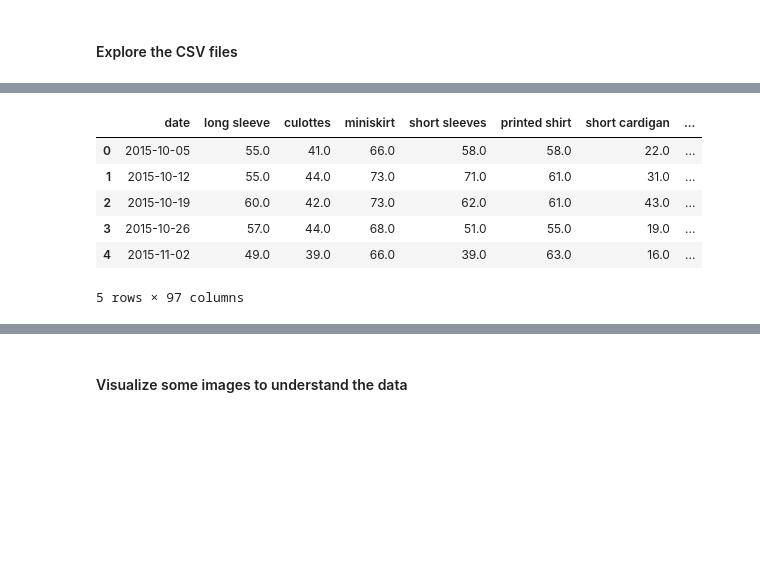
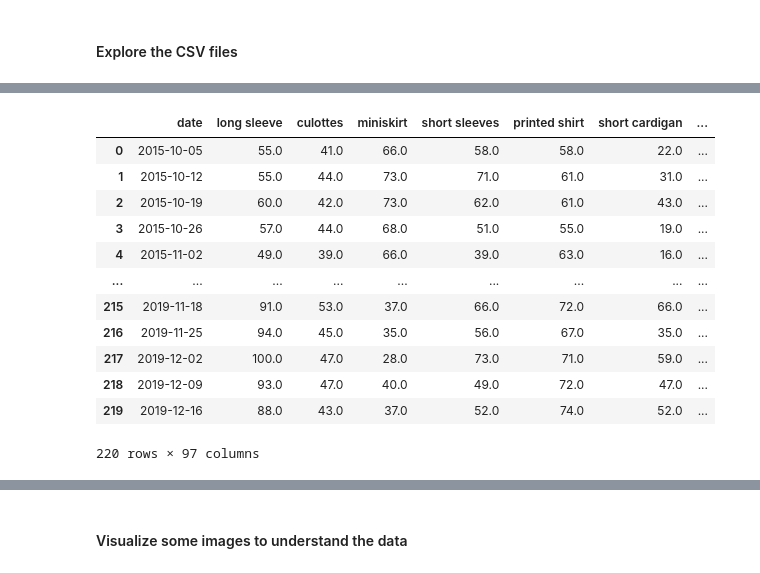
Before and after one commit to LucaReggiani-AI-Projects/Multimodal-Anomaly-Detection-for-Marketing, a Jupyter notebook: dataExploration.ipynb, the cells around one changed output, grey strips where cells are left out. Saved outputs shown, nothing was run; the diff lists cells and outputs as text; code cells hidden in the pictures; blank space fills up the shorter version.

```diff
--- a/dataExploration.ipynb
+++ b/dataExploration.ipynb
@@ -129,13 +177,19 @@ sales_data.head()
 # %%
 
 # Load the vis2_gtrends_data.csv file (Google Trends data)
 gtrends_data = pd.read_csv(os.path.join(dataset_path, 'vis2_gtrends_data.csv'))
-gtrends_data.head()
+gtrends_data
 # %% [output]
 |  | date | long sleeve | culottes | miniskirt | short sleeves | printed shirt | short cardigan | ... |
 | 0 | 2015-10-05 | 55.0 | 41.0 | 66.0 | 58.0 | 58.0 | 22.0 | ... |
 | 1 | 2015-10-12 | 55.0 | 44.0 | 73.0 | 71.0 | 61.0 | 31.0 | ... |
 | 2 | 2015-10-19 | 60.0 | 42.0 | 73.0 | 62.0 | 61.0 | 43.0 | ... |
 | 3 | 2015-10-26 | 57.0 | 44.0 | 68.0 | 51.0 | 55.0 | 19.0 | ... |
 | 4 | 2015-11-02 | 49.0 | 39.0 | 66.0 | 39.0 | 63.0 | 16.0 | ... |
+| ... | ... | ... | ... | ... | ... | ... | ... | ... |
+| 215 | 2019-11-18 | 91.0 | 53.0 | 37.0 | 66.0 | 72.0 | 66.0 | ... |
+| 216 | 2019-11-25 | 94.0 | 45.0 | 35.0 | 56.0 | 67.0 | 35.0 | ... |
+| 217 | 2019-12-02 | 100.0 | 47.0 | 28.0 | 73.0 | 71.0 | 59.0 | ... |
+| 218 | 2019-12-09 | 93.0 | 47.0 | 40.0 | 49.0 | 72.0 | 47.0 | ... |
+| 219 | 2019-12-16 | 88.0 | 43.0 | 37.0 | 52.0 | 74.0 | 52.0 | ... |
-5 rows × 97 columns
+220 rows × 97 columns
```
Also changed, not shown: parts of 14 cells of this notebook, 4 other files.
